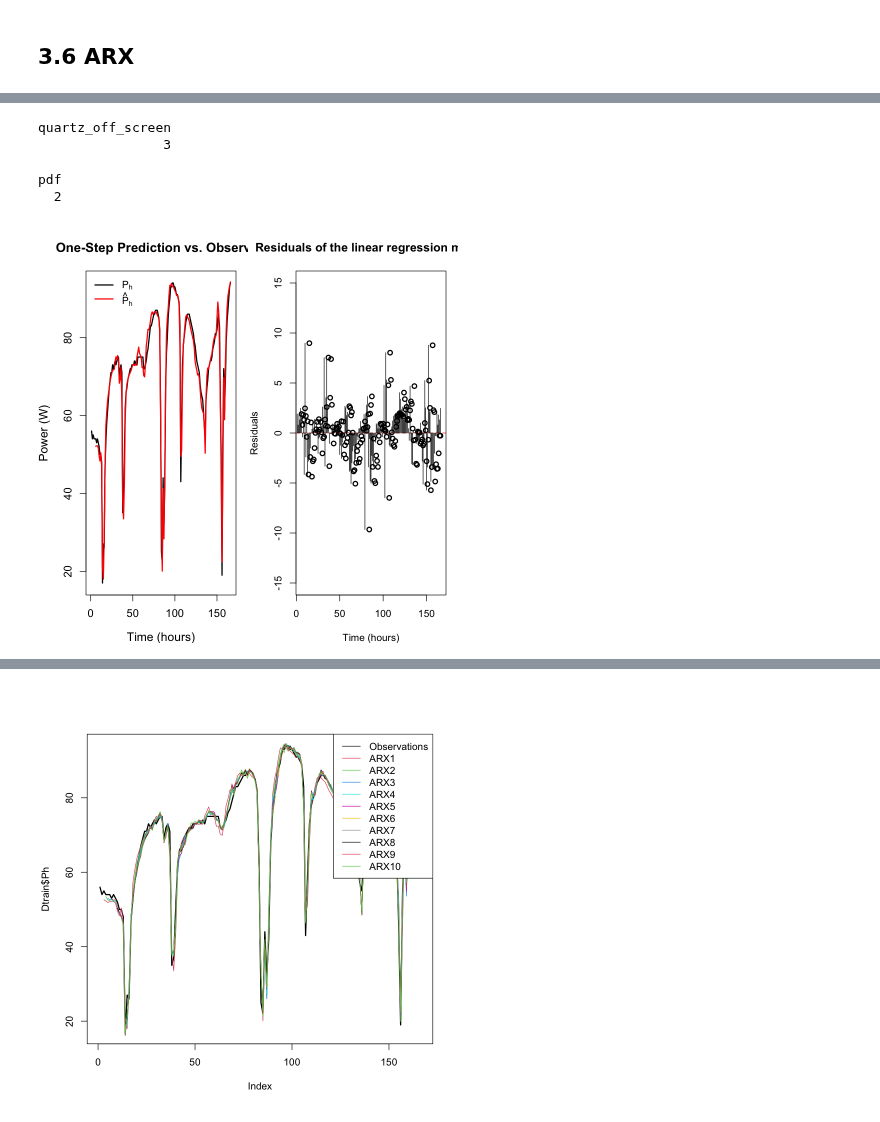
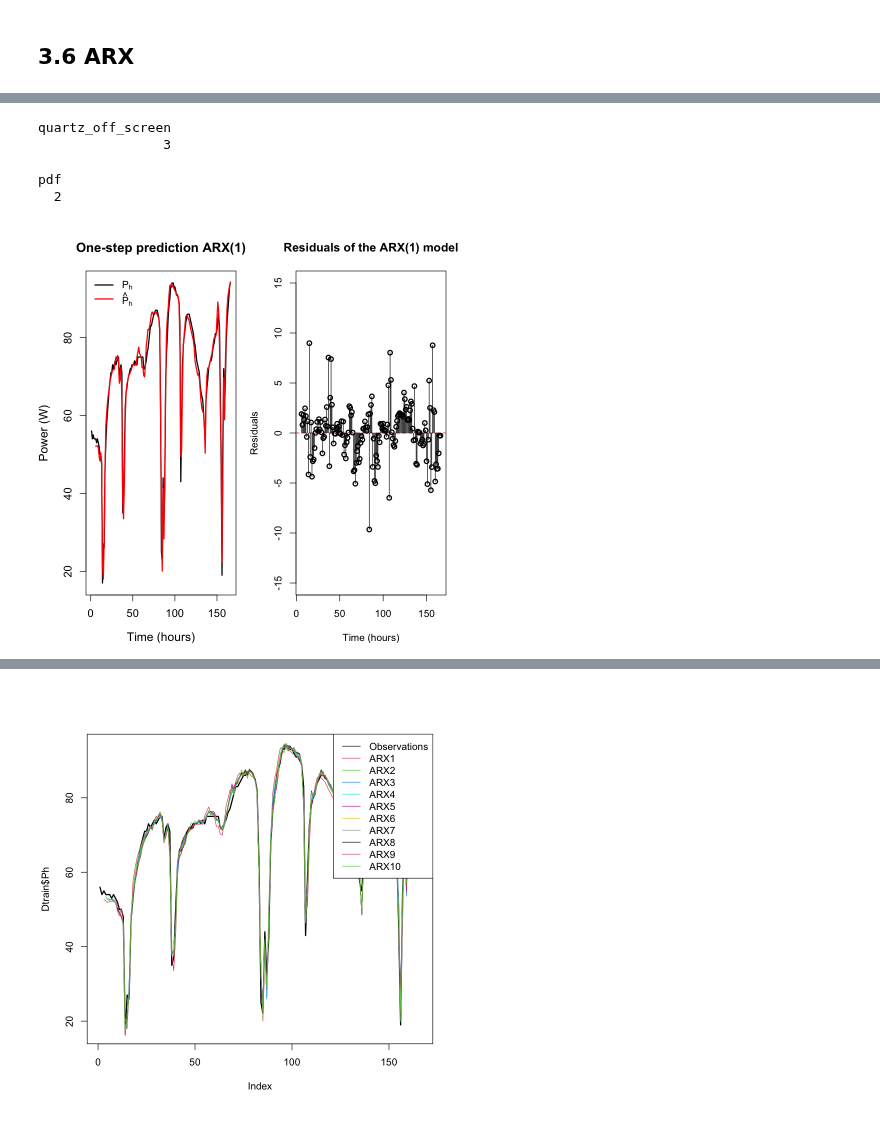
Before and after one commit to mathilderask/TimeSeriesAnalysis, a Jupyter notebook: Assig3/opg_3_nik.ipynb, the cells around one changed output, grey strips where cells are left out. Cells and saved outputs as stored; diff of their text form; code cells hidden in the pictures.

```diff
--- a/Assig3/opg_3_nik.ipynb
+++ b/Assig3/opg_3_nik.ipynb
@@ -95,28 +71,29 @@ legend("topright", legend = c("Observed Ph", "One-Step Prediction"),
 # %%
+X <- as.data.frame(Dtrain)
 residuals <- na.omit(Dtrain$Ph - arx_onestep(5, L[[1]], X))
 
 par(mfrow=c(1,2), mar=c(4,4,4,1), bg = 'white')
 plot(Dtrain$Ph, type = "l", lwd = 2, col = "black",
      xlab = "Time (hours)", ylab = "Power (W)",
-     main = "One-Step Prediction vs. Observed",
+     main = "One-step prediction ARX(1)",
      cex.lab = 1.2, cex.axis = 1.1, cex.main = 1.3)
 
 lines(arx_onestep(5, L[[1]], X), col = "red", lwd = 2)
 
 legend("topleft", legend = c(expression(P[h]), expression(hat(P)[h])),
        col = c("black", "red"), lty = 1, lwd = 2, bty = "n")
 plot(Dtrain$thour[6:length(Dtrain$thour)], residuals, type = "p", col = "black", lwd = 2, xlab = "Time (hours)",
-    ylab = "Residuals", main = "Residuals of the linear regression model",ylim=c(-15,15))
+    ylab = "Residuals", main = "Residuals of the ARX(1) model",ylim=c(-15,15))
 abline(h = 0, col = "red", lty = 2)
-segments(Dtrain$thour, 0, Dtrain$thour, residuals, col = "black", lty = 1)
+segments(Dtrain$thour[6:length(Dtrain$thour)], 0, Dtrain$thour[6:length(Dtrain$thour)], residuals, col = "black", lty = 1)
 dev.copy(png, file = "3_6_predict.png", width = 1200, height = 600, res = 100)
 dev.off()
 # %% [output]
 quartz_off_screen
                 3
 pdf
   2
-[figure, old version]
+[figure, new version]
 # %%
 # Set up 1x3 subplot layout
 par(mfrow = c(1, 3), mar = c(4, 4, 4, 1), bg = 'white')
```
Also changed, not shown: parts of 5 cells of this notebook, 2 other files.
